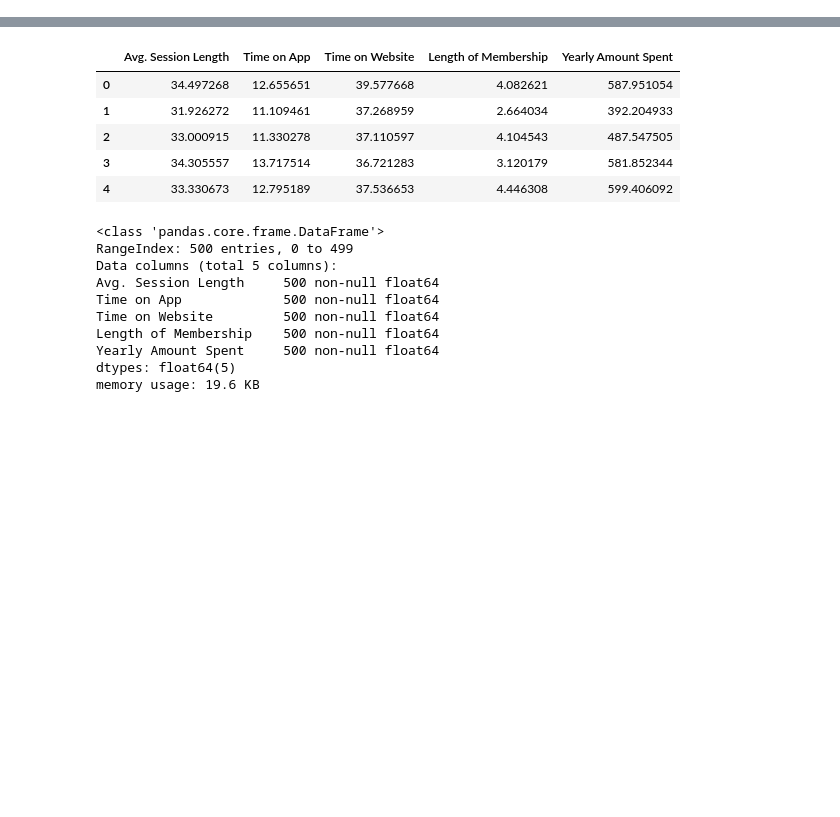
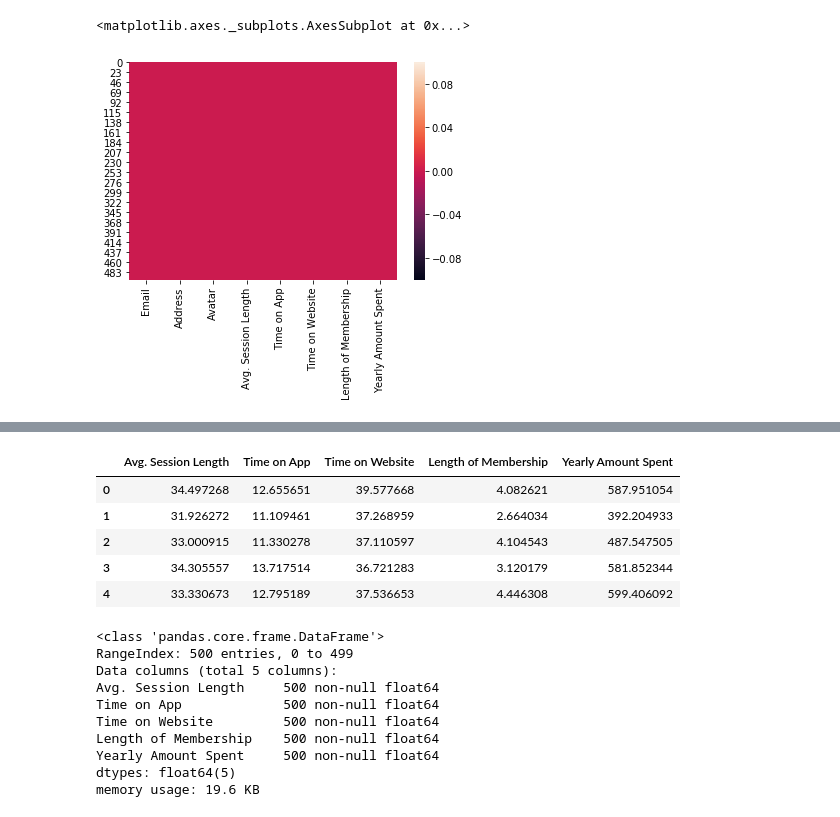
Before and after one commit to michaelzeng25/Gradient-descent-for-multiple-linear-regression, a Jupyter notebook: Gradient descent for multivariable linear regression.ipynb, the cells around one changed output, grey strips where cells are left out. Cells and saved outputs as stored; diff of their text form; code cells hidden in the pictures; blank space fills up the shorter version.

```diff
--- a/Gradient descent for multivariable linear regression.ipynb
+++ b/Gradient descent for multivariable linear regression.ipynb
@@ -16,3 +15,8 @@ df.head()
 | 2 | pallen@yahoo.com | 24645 Valerie Unions Suite 582\nC... | Bisque | 33.000915 | 11.330278 | 37.110597 | 4.104543 | ... |
 | 3 | riverarebecca@gmail.com | 1414 David Throughway\nPort Jason... | SaddleBrown | 34.305557 | 13.717514 | 36.721283 | 3.120179 | ... |
 | 4 | mstephens@davidson-herman.com | 14023 Rodriguez Passage\nPort Jac... | MediumAquaMarine | 33.330673 | 12.795189 | 37.536653 | 4.446308 | ... |
+# %%
+sns.heatmap(df.isnull())
+# %% [output]
+<matplotlib.axes._subplots.AxesSubplot at 0x...>
+[figure, added]
```
Also changed, not shown: parts of 62 cells of this notebook.
